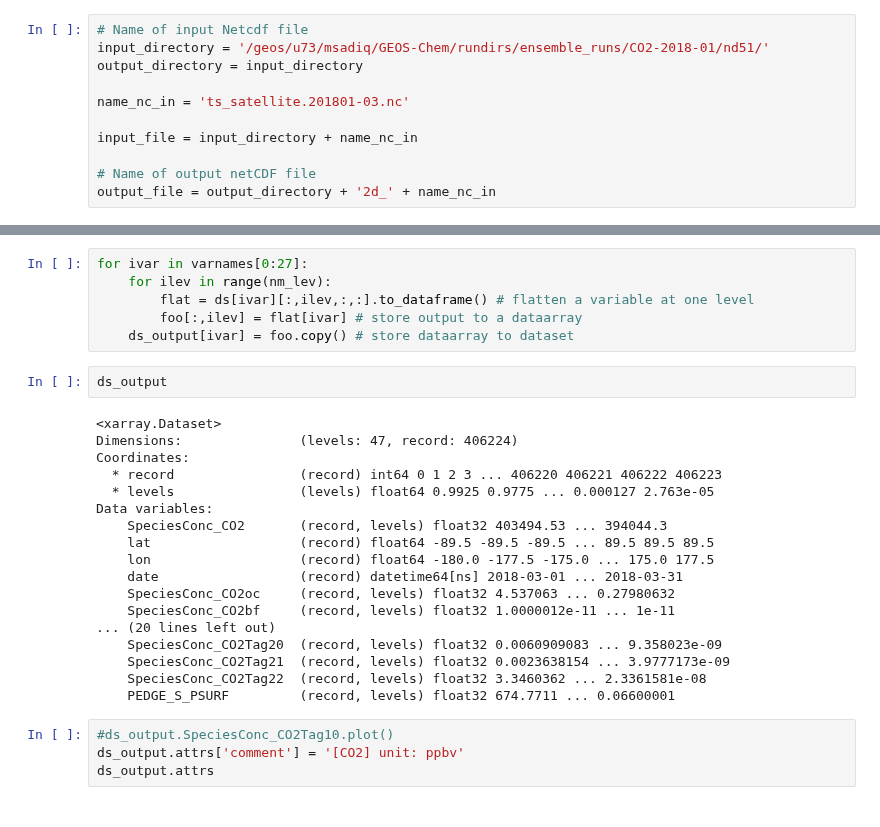
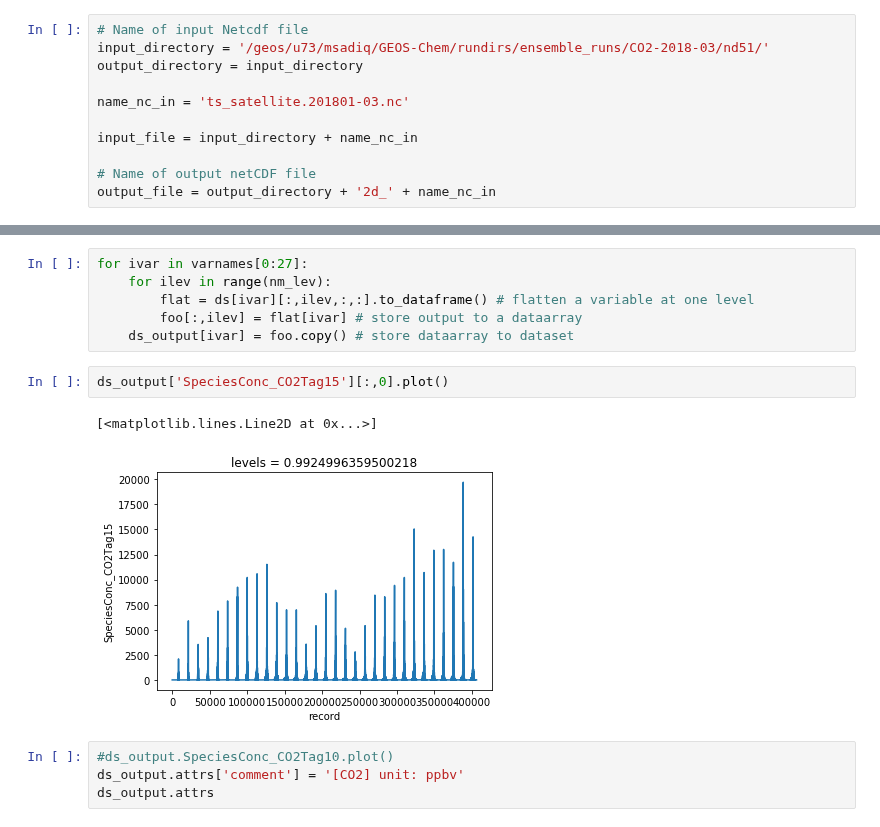
Before and after one commit to MehliyarSadiq/geoschem_simulations, a Jupyter notebook: inversion/satellite/oco-2/1.flatten_model_to_2d.ipynb, the cells around one changed output, grey strips where cells are left out. Cells and saved outputs as stored; diff of their text form.

```diff
--- a/inversion/satellite/oco-2/1.flatten_model_to_2d.ipynb
+++ b/inversion/satellite/oco-2/1.flatten_model_to_2d.ipynb
@@ -6,7 +6,7 @@ import xarray as xr
 import re
 # %%
 # Name of input Netcdf file
-input_directory = '/geos/u73/msadiq/GEOS-Chem/rundirs/ensemble_runs/CO2-2018-01/nd51/'
+input_directory = '/geos/u73/msadiq/GEOS-Chem/rundirs/ensemble_runs/CO2-2018-03/nd51/'
 output_directory = input_directory
 
 name_nc_in = 'ts_satellite.201801-03.nc'
@@ -115,26 +115,11 @@ for ivar in varnames[0:27]:
         flat = ds[ivar][:,ilev,:,:].to_dataframe() # flatten a variable at one level
         foo[:,ilev] = flat[ivar] # store output to a dataarray
     ds_output[ivar] = foo.copy() # store dataarray to dataset
-# %%
-ds_output
-# %% [output]
-<xarray.Dataset>
-Dimensions:               (levels: 47, record: 406224)
-Coordinates:
-  * record                (record) int64 0 1 2 3 ... 406220 406221 406222 406223
-  * levels                (levels) float64 0.9925 0.9775 ... 0.000127 2.763e-05
-Data variables:
-    SpeciesConc_CO2       (record, levels) float32 403494.53 ... 394044.3
-    lat                   (record) float64 -89.5 -89.5 -89.5 ... 89.5 89.5 89.5
-    lon                   (record) float64 -180.0 -177.5 -175.0 ... 175.0 177.5
-    date                  (record) datetime64[ns] 2018-03-01 ... 2018-03-31
-    SpeciesConc_CO2oc     (record, levels) float32 4.537063 ... 0.27980632
-    SpeciesConc_CO2bf     (record, levels) float32 1.0000012e-11 ... 1e-11
-... (20 lines left out)
-    SpeciesConc_CO2Tag20  (record, levels) float32 0.0060909083 ... 9.358023e-09
-    SpeciesConc_CO2Tag21  (record, levels) float32 0.0023638154 ... 3.9777173e-09
-    SpeciesConc_CO2Tag22  (record, levels) float32 3.3460362 ... 2.3361581e-08
-    PEDGE_S_PSURF         (record, levels) float32 674.7711 ... 0.06600001
+# %%
+ds_output['SpeciesConc_CO2Tag15'][:,0].plot()
+# %% [output]
+[<matplotlib.lines.Line2D at 0x...>]
+[figure, added]
 # %%
 #ds_output.SpeciesConc_CO2Tag10.plot()
 ds_output.attrs['comment'] = '[CO2] unit: ppbv'
```
Also changed, not shown: 3 other files.
